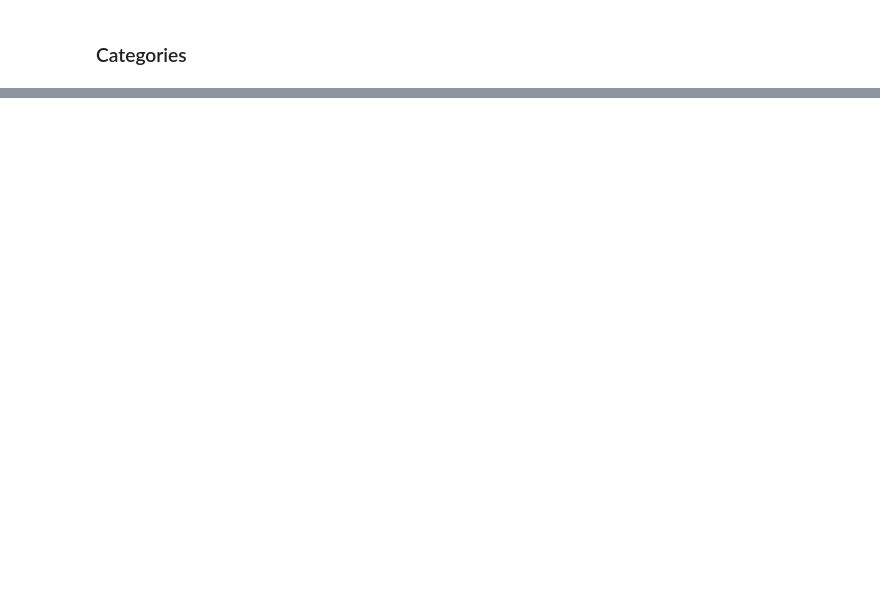
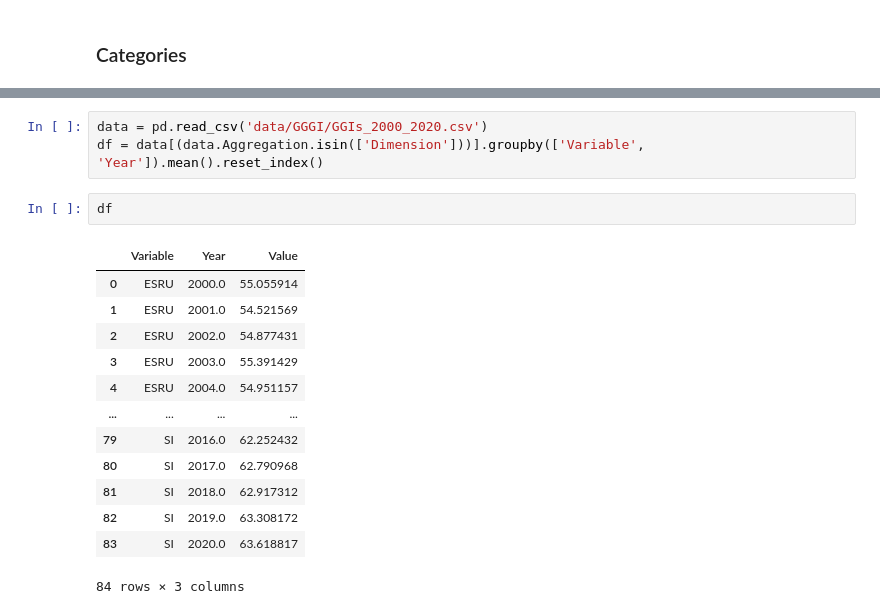
Before and after one commit to simonzabrocki/SimulationDashboard, a Jupyter notebook: drafts.ipynb, the cells around one changed output, grey strips where cells are left out. Cells and saved outputs as stored; diff of their text form; blank space fills up the shorter version.

```diff
--- a/drafts.ipynb
+++ b/drafts.ipynb
@@ -270,3 +401,22 @@ fig.update_layout(margin={"r": 0, "t": 0, "l": 0, "b": 0})
+# %%
+data = pd.read_csv('data/GGGI/GGIs_2000_2020.csv')
+df = data[(data.Aggregation.isin(['Dimension']))].groupby(['Variable', 'Year']).mean().reset_index()
+# %%
+df
+# %% [output]
+|  | Variable | Year | Value |
+| 0 | ESRU | 2000.0 | 55.055914 |
+| 1 | ESRU | 2001.0 | 54.521569 |
+| 2 | ESRU | 2002.0 | 54.877431 |
+| 3 | ESRU | 2003.0 | 55.391429 |
+| 4 | ESRU | 2004.0 | 54.951157 |
+| ... | ... | ... | ... |
+| 79 | SI | 2016.0 | 62.252432 |
+| 80 | SI | 2017.0 | 62.790968 |
+| 81 | SI | 2018.0 | 62.917312 |
+| 82 | SI | 2019.0 | 63.308172 |
+| 83 | SI | 2020.0 | 63.618817 |
+84 rows × 3 columns
 # %%
 import plotly.express as px
 
```
Also changed, not shown: parts of 17 cells of this notebook, 6 other files.
